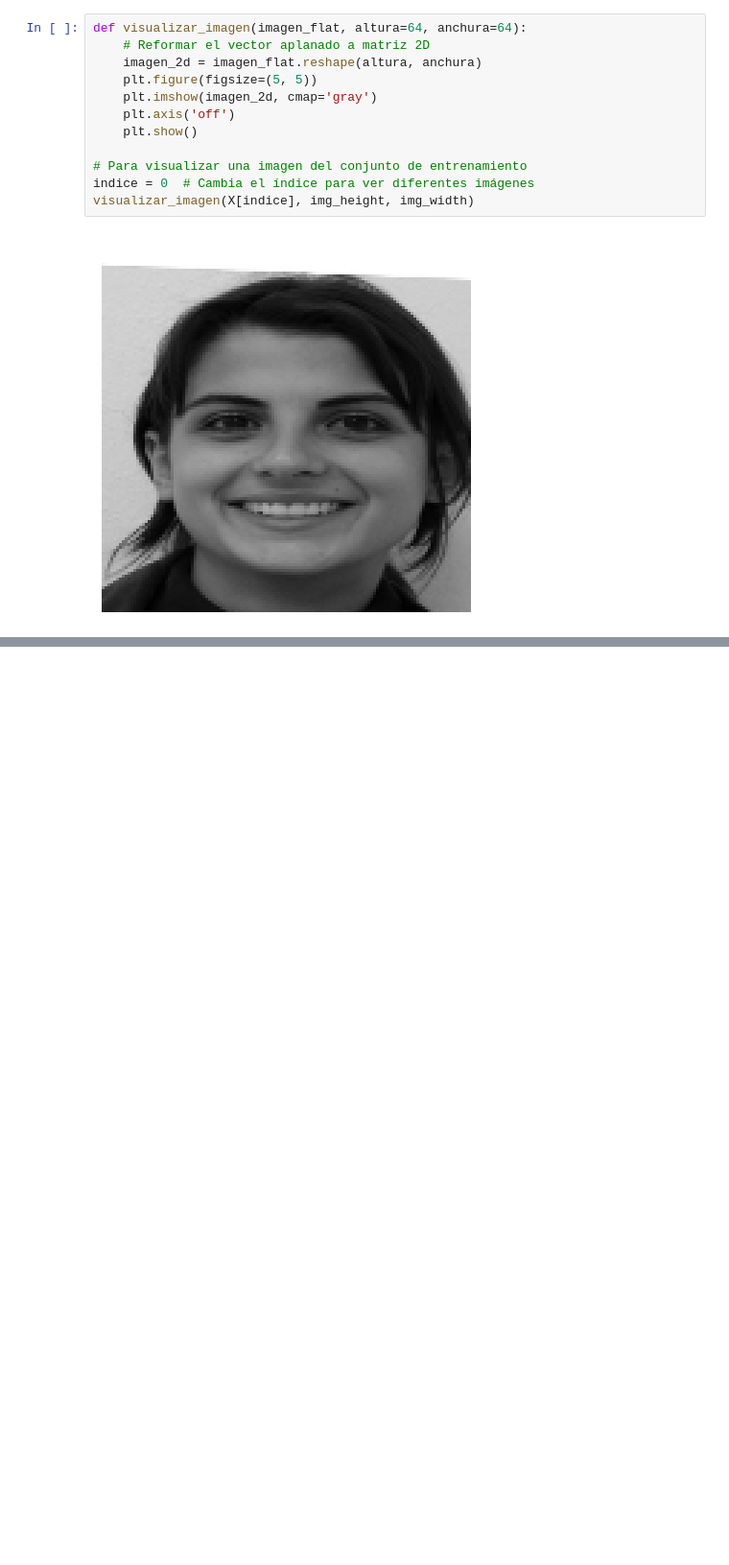
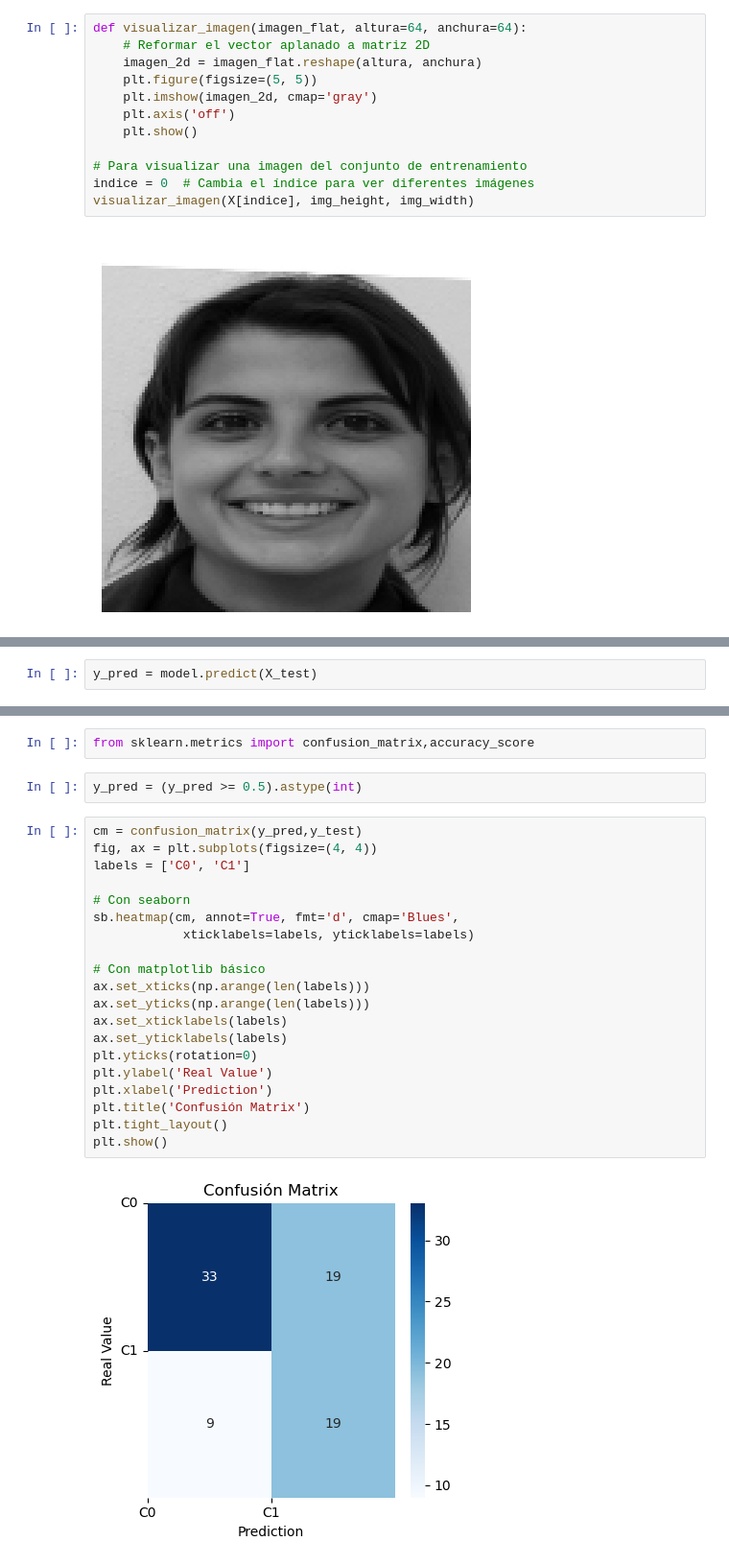
Before and after one commit to samgott123/GB_500-RNP_Analise-, a Jupyter notebook: Execise_2.ipynb, the cells around one changed output, grey strips where cells are left out. Shown: that part at 96% size. Cells and saved outputs as stored; diff of their text form; blank space fills up the shorter version.

```diff
--- a/Execise_2.ipynb
+++ b/Execise_2.ipynb
@@ -76,0 +148,2 @@ visualizar_imagen(X[indice], img_height, img_width)
+# %%
+y_pred = model.predict(X_test)
@@ -76,0 +154,26 @@ visualizar_imagen(X[indice], img_height, img_width)
+# %%
+from sklearn.metrics import confusion_matrix,accuracy_score
+# %%
+y_pred = (y_pred >= 0.5).astype(int)
+# %%
+cm = confusion_matrix(y_pred,y_test)
+fig, ax = plt.subplots(figsize=(4, 4))
+labels = ['C0', 'C1']
+
+# Con seaborn
+sb.heatmap(cm, annot=True, fmt='d', cmap='Blues',
+            xticklabels=labels, yticklabels=labels)
+
+# Con matplotlib básico
+ax.set_xticks(np.arange(len(labels)))
+ax.set_yticks(np.arange(len(labels)))
+ax.set_xticklabels(labels)
+ax.set_yticklabels(labels)
+plt.yticks(rotation=0)
+plt.ylabel('Real Value')
+plt.xlabel('Prediction')
+plt.title('Confusión Matrix')
+plt.tight_layout()
+plt.show()
+# %% [output]
+[figure, added]
```
Also changed, not shown: parts of 14 cells of this notebook.
